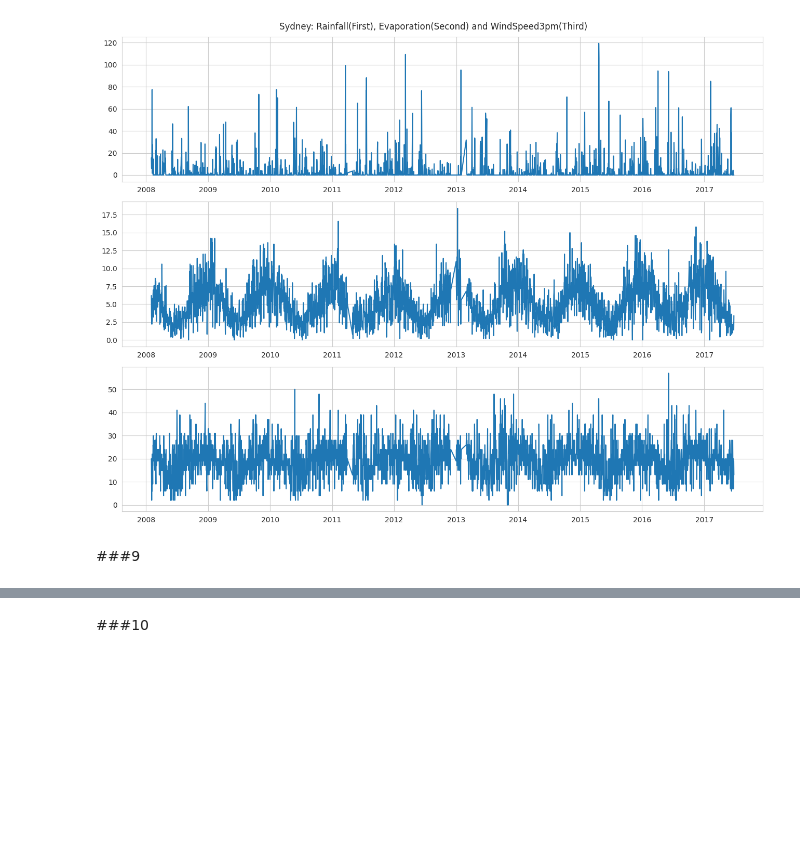
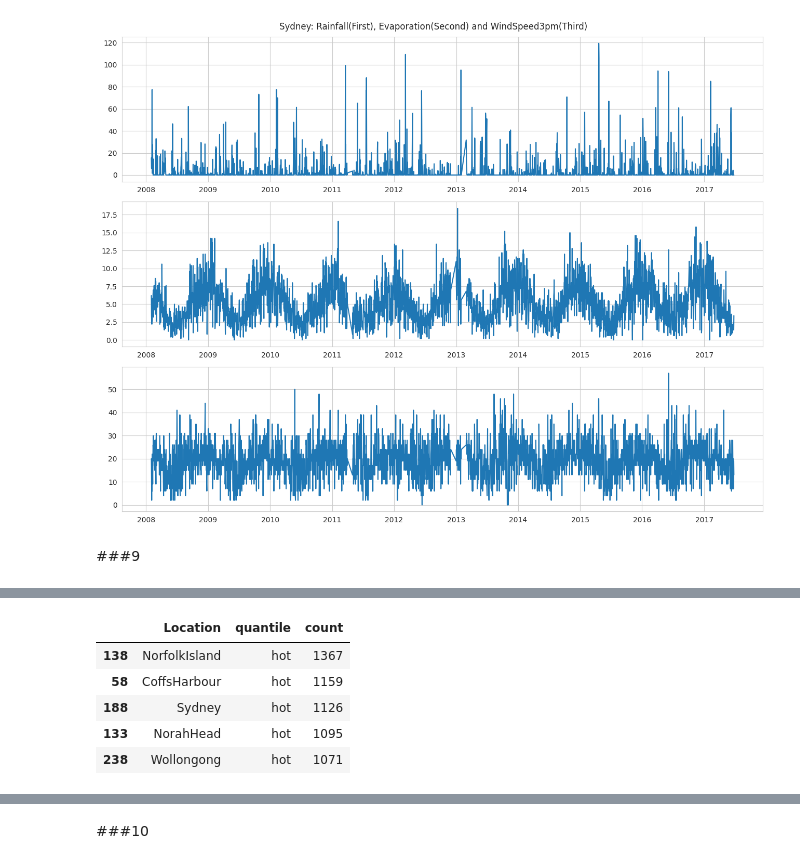
Before and after one commit to garfield-gray/DataMining, a Jupyter notebook: Data_Exploration_&_Visualization.ipynb, the cells around one changed output, grey strips where cells are left out. Drawn from its saved outputs; the diff is of its cells as text; code cells hidden in the pictures; blank space fills up the shorter version.

```diff
--- a/Data_Exploration_&_Visualization.ipynb
+++ b/Data_Exploration_&_Visualization.ipynb
@@ -924,0 +945,9 @@ Name: MeanTemp, Length: 145460, dtype: Float64
+# %%
+quantile_counts.loc[quantile_counts['quantile']=='hot'].sort_values(by=['count'], ascending=[False]).head(5)
+# %% [output]
+|  | Location | quantile | count |
+| 138 | NorfolkIsland | hot | 1367 |
+| 58 | CoffsHarbour | hot | 1159 |
+| 188 | Sydney | hot | 1126 |
+| 133 | NorahHead | hot | 1095 |
+| 238 | Wollongong | hot | 1071 |
```
Also changed, not shown: parts of 6 cells of this notebook.
